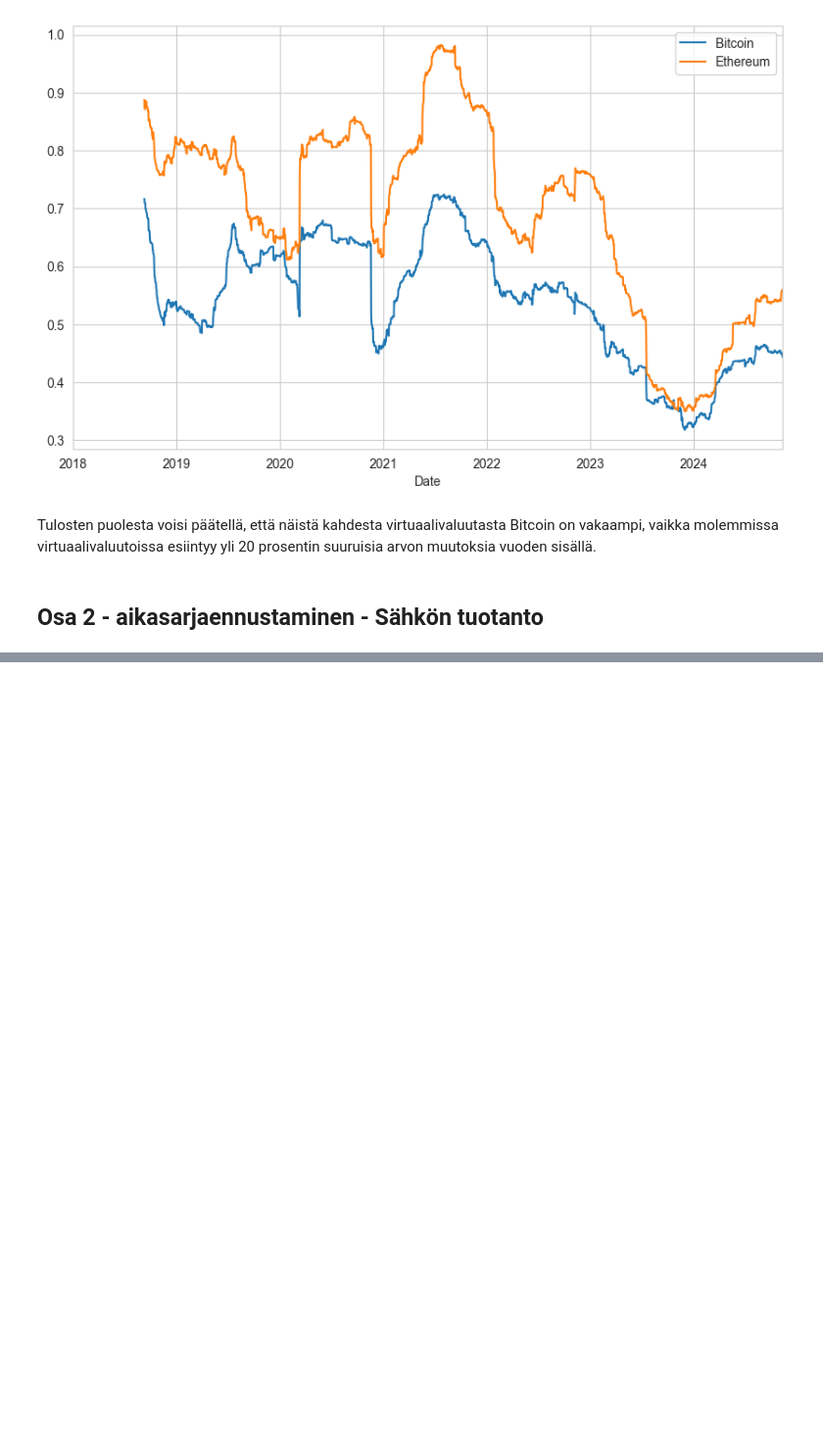
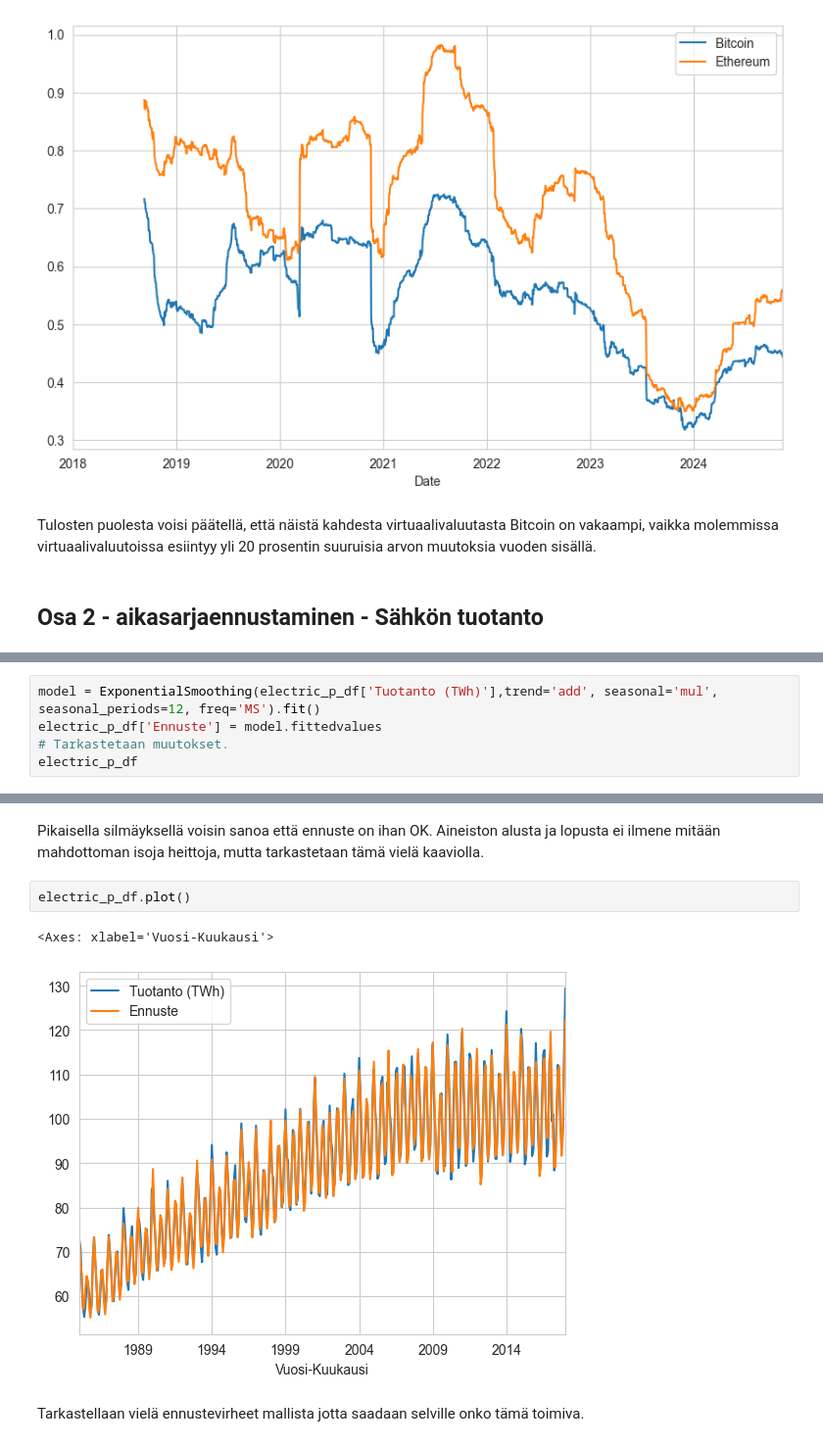
Before and after one commit to TatuE/Data_analytics, a Jupyter notebook: assignment_2/Tehtava_2_aikasarjat.ipynb, the cells around one changed output, grey strips where cells are left out. Shown at 98% size. Drawn from its saved outputs; the diff is of its cells as text; blank space fills up the shorter version.

```diff
--- a/assignment_2/Tehtava_2_aikasarjat.ipynb
+++ b/assignment_2/Tehtava_2_aikasarjat.ipynb
@@ -431,0 +516,5 @@ Tulosten puolesta voisi päätellä, että näistä kahdesta virtuaalivaluutasta
+# %%
+model = ExponentialSmoothing(electric_p_df['Tuotanto (TWh)'],trend='add', seasonal='mul', seasonal_periods=12, freq='MS').fit()
+electric_p_df['Ennuste'] = model.fittedvalues
+# Tarkastetaan muutokset.
+electric_p_df
@@ -431,0 +565,9 @@ Tulosten puolesta voisi päätellä, että näistä kahdesta virtuaalivaluutasta
+# %% [markdown]
+Pikaisella silmäyksellä voisin sanoa että ennuste on ihan OK. Aineiston alusta ja lopusta ei ilmene mitään mahdottoman isoja heittoja, mutta tarkastetaan tämä vielä kaaviolla.
+# %%
+electric_p_df.plot()
+# %% [output]
+<Axes: xlabel='Vuosi-Kuukausi'>
+[figure, added]
+# %% [markdown]
+Tarkastellaan vielä ennustevirheet mallista jotta saadaan selville onko tämä toimiva.
```
Also changed, not shown: parts of 38 cells of this notebook, 2 other files.
